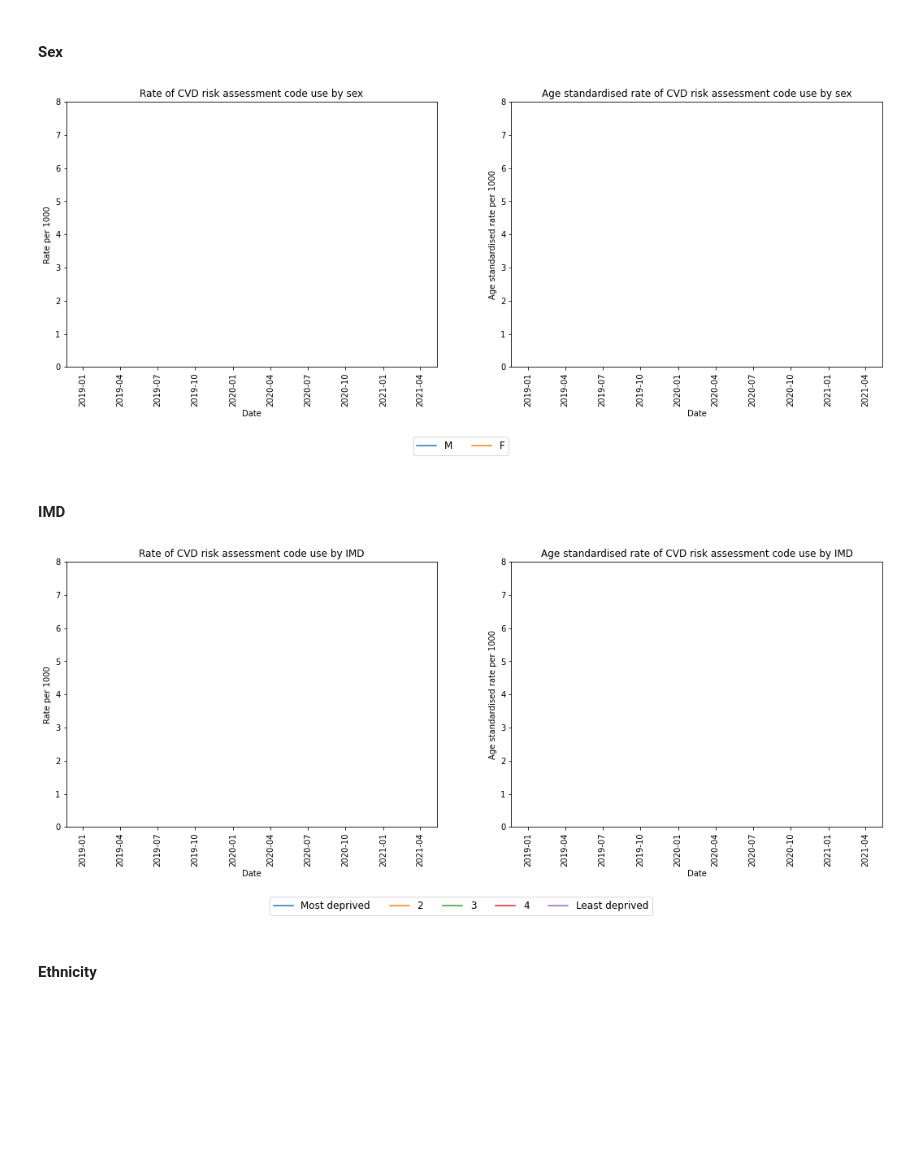
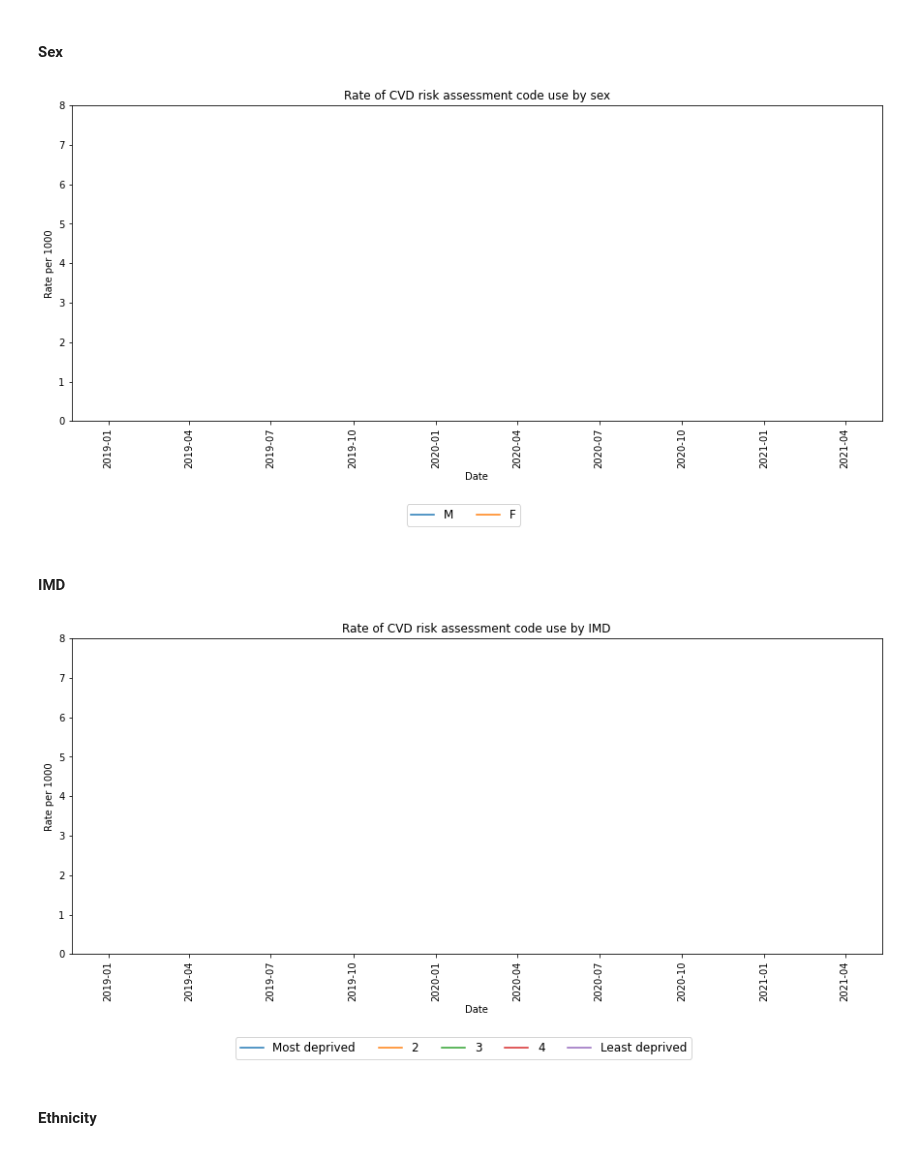
Before and after one commit to opensafely/SRO-Measures, a Jupyter notebook: notebooks/sentinel_measures_demographics.ipynb, the cells around one changed output. Saved outputs shown, nothing was run; the diff lists cells and outputs as text; code cells hidden in the pictures; blank space fills up the shorter version.

```diff
--- a/notebooks/sentinel_measures_demographics.ipynb
+++ b/notebooks/sentinel_measures_demographics.ipynb
@@ -120,7 +120,7 @@ def plot_measure(measure, demographic, ax, ymax, title, standardised=False):
 def plot_alone(measure, demographic, ymax, title):
     fig, ax = plt.subplots(1,figsize=(15,6))
     demographic_subgroups = plot_measure(measure, demographic, ax, ymax, title)
-    fig.legend(demographic_subgroups, bbox_to_anchor=(0.5, -0.1), ncol=len(demographic_subgroups), loc='center', prop={'size': 12})
+    fig.legend(demographic_subgroups, bbox_to_anchor=(0.5, -0.1), ncol=len(demographic_subgroups), loc='center', prop={'size': 10})
 def plot_together(measure, demographic, ymax, title_1, title_2):
     fig, (ax1, ax2) = plt.subplots(1, 2, figsize=(18,6))
     plot_measure(measure, demographic, ax1, ymax, title_1)
@@ -226,16 +226,16 @@ plot_alone('qrisk2', 'age_band', 17.5, 'Rate of CVD risk assessment code use by
 <a id="qrisk2_sex"></a>
 #### Sex
 # %%
-plot_together('qrisk2', 'sex', 8, 'Rate of CVD risk assessment code use by sex', 'Age standardised rate of CVD risk assessment code use by sex')
+plot_alone('qrisk2', 'sex', 8, 'Rate of CVD risk assessment code use by sex')
 # %% [output]
-[figure, old version]
+[figure, new version]
 # %% [markdown]
 <a id="qrisk2_imd"></a>
 #### IMD
 # %%
-plot_together('qrisk2', 'imd', 8, 'Rate of CVD risk assessment code use by IMD', 'Age standardised rate of CVD risk assessment code use by IMD')
+plot_alone('qrisk2', 'imd', 8, 'Rate of CVD risk assessment code use by IMD')
 # %% [output]
-[figure, old version]
+[figure, new version]
 # %% [markdown]
 <a id="qrisk2_ethnicity"></a>
 #### Ethnicity
```
Also changed, not shown: parts of 54 cells of this notebook.
